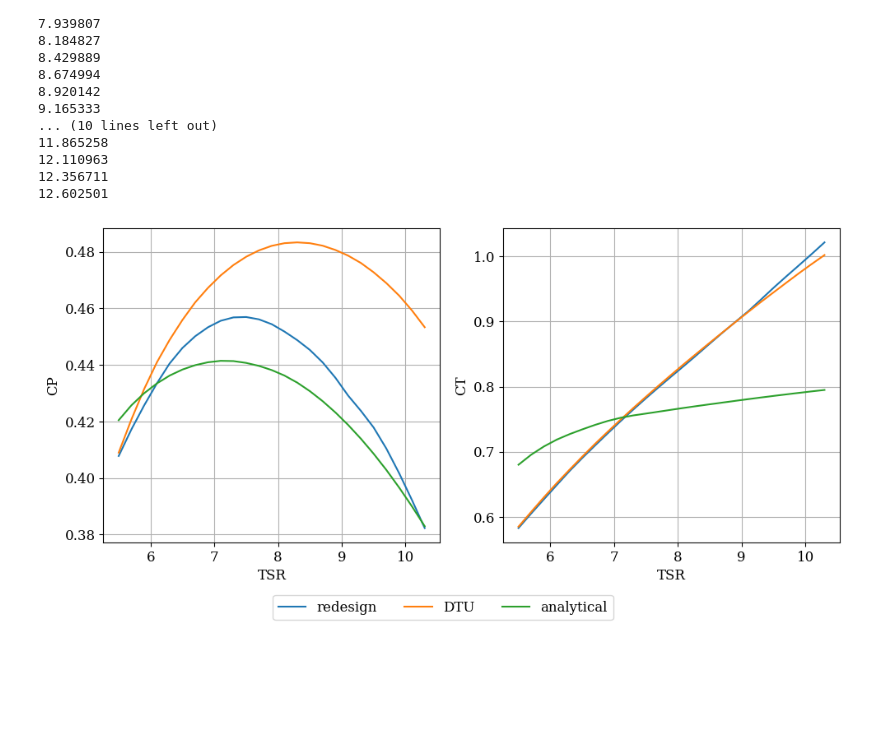
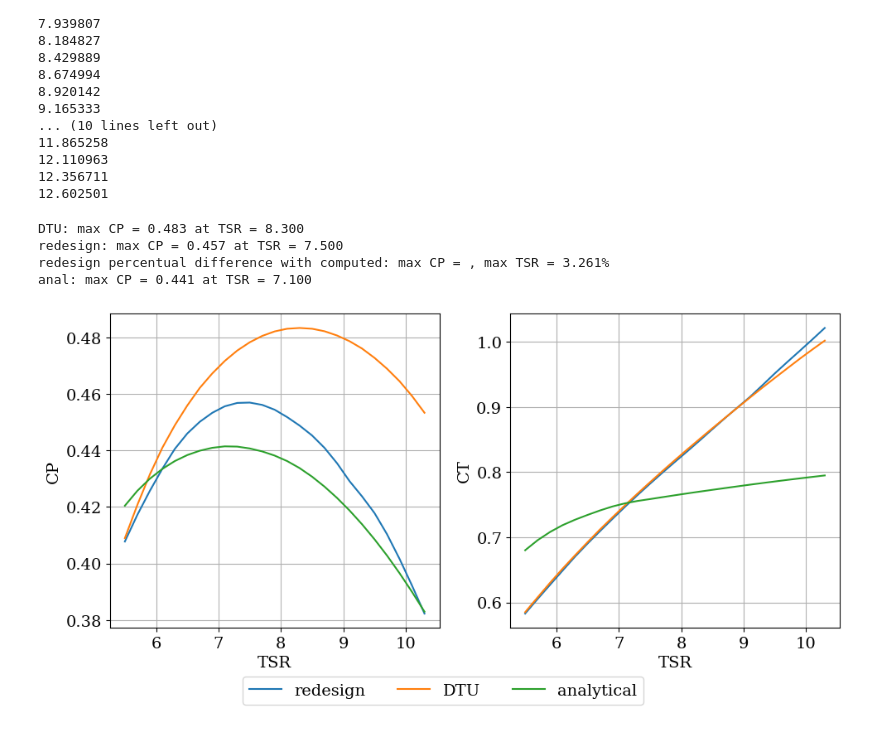
Before and after one commit to nicolaquaia/LAC_final, a Jupyter notebook: assignment_01/assignment1_03.ipynb, the cells around one changed output. Cells and saved outputs as stored; diff of their text form; code cells hidden in the pictures; blank space fills up the shorter version.

```diff
--- a/assignment_01/assignment1_03.ipynb
+++ b/assignment_01/assignment1_03.ipynb
@@ -516,34 +649,55 @@ for tsr in TSR_range:
 
 CP_array = np.array(CP_list)
 CT_array = np.array(CT_list)
+
+
+# find max
+
+CP_max_DTU = np.amax(pwr_data_DTU_10_MW["Cp"])
+TSR_max_DTU = TSR_range[np.argmax(pwr_data_DTU_10_MW["Cp"])]
+CP_max_redesign = np.amax(pwr_data["Cp"])
+TSR_max_redesign = TSR_range[np.argmax(pwr_data["Cp"])]
+CP_max_anal = np.amax(CP_array)
+TSR_max_anal = TSR_range[np.argmax(CP_array)]
+
+print(f'DTU: max CP = {CP_max_DTU:.3f} at TSR = {TSR_max_DTU:.3f}')
+print(f'redesign: max CP = {CP_max_redesign:.3f} at TSR = {TSR_max_redesign:.3f}')
+print(f'redesign percentual difference with computed: max CP = , max TSR = {(TSR_max_redesign - TSR_opt)/TSR_opt*100:.3f}%')
+print(f'anal: max CP = {CP_max_anal:.3f} at TSR = {TSR_max_anal:.3f}')
+
+
 
 
 fig1, axs1 = plt.subplots(1, 2, num=2, figsize=(10,5), clear=True)
 axs1[0].plot(TSR_range, pwr_data["Cp"], label='redesign')
 axs1[0].plot(TSR_range, pwr_data_DTU_10_MW["Cp"], label='DTU')
 axs1[0].plot(TSR_range, CP_array, label='analytical')
 axs1[0].set_xlabel("TSR")
 axs1[0].set_ylabel("CP")
 axs1[0].grid(True)
 #axs1[0].set_xlim(min(TSR_range), max(TSR_range))
 
 axs1[1].plot(TSR_range, pwr_data["Ct"])
 axs1[1].plot(TSR_range, pwr_data_DTU_10_MW["Ct"])
 axs1[1].plot(TSR_range, CT_array)
 axs1[1].set_xlabel("TSR")
 axs1[1].set_ylabel("CT")
 axs1[1].grid(True)
 #axs1[1].set_xlim(min(TSR_range), max(TSR_range))
 
 # Adjust layout and show the figure
 plt.tight_layout()
 fig1.legend(loc='lower center', ncol=3, bbox_to_anchor=(0.5, -0.005))
 #plt.savefig('CP_CT_multiple', dpi=600)
 plt.subplots_adjust(bottom=0.2)
 plt.savefig('03_part3_CP_CT_multiple.pdf', format='pdf')
 plt.show()
 # %% [output]
+DTU: max CP = 0.483 at TSR = 8.300
+redesign: max CP = 0.457 at TSR = 7.500
+redesign percentual difference with computed: max CP = , max TSR = 3.261%
+anal: max CP = 0.441 at TSR = 7.100
-[figure, old version]
+[figure, new version]
 # %%
 # Side-by-side plots of the rotor speed (left plot) and pitch angles (right plot) versus wind speed
 
```
Also changed, not shown: parts of 8 cells of this notebook, 39 other files.
